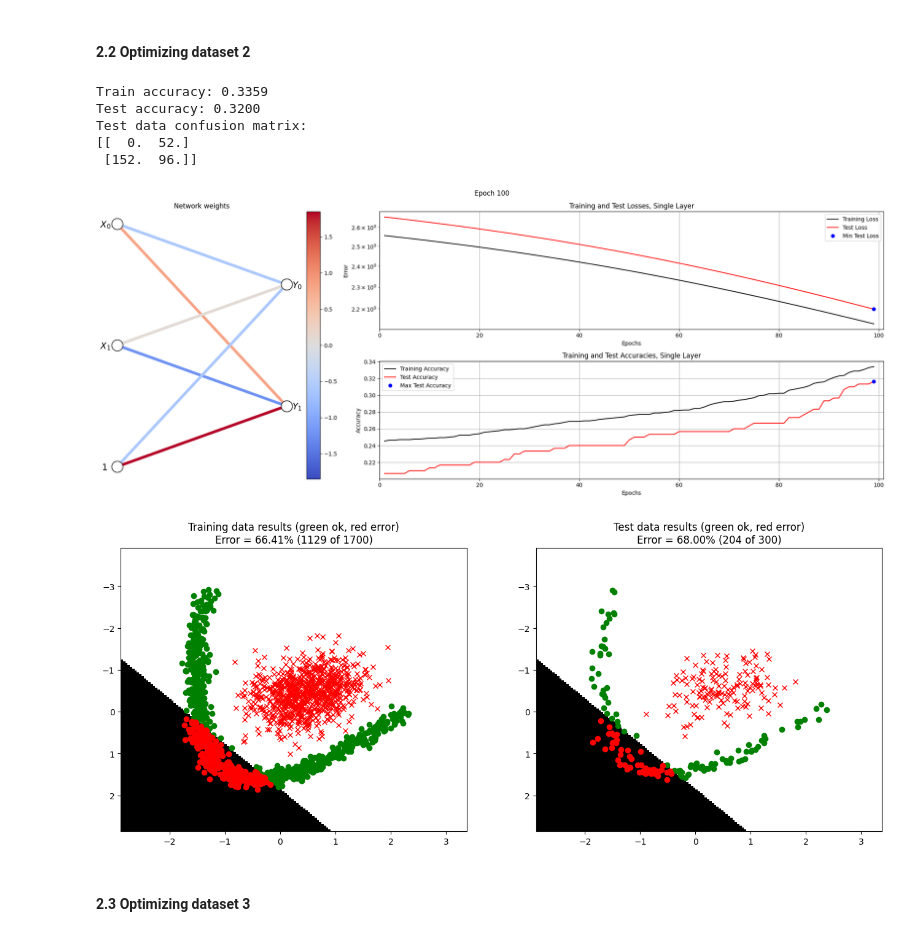
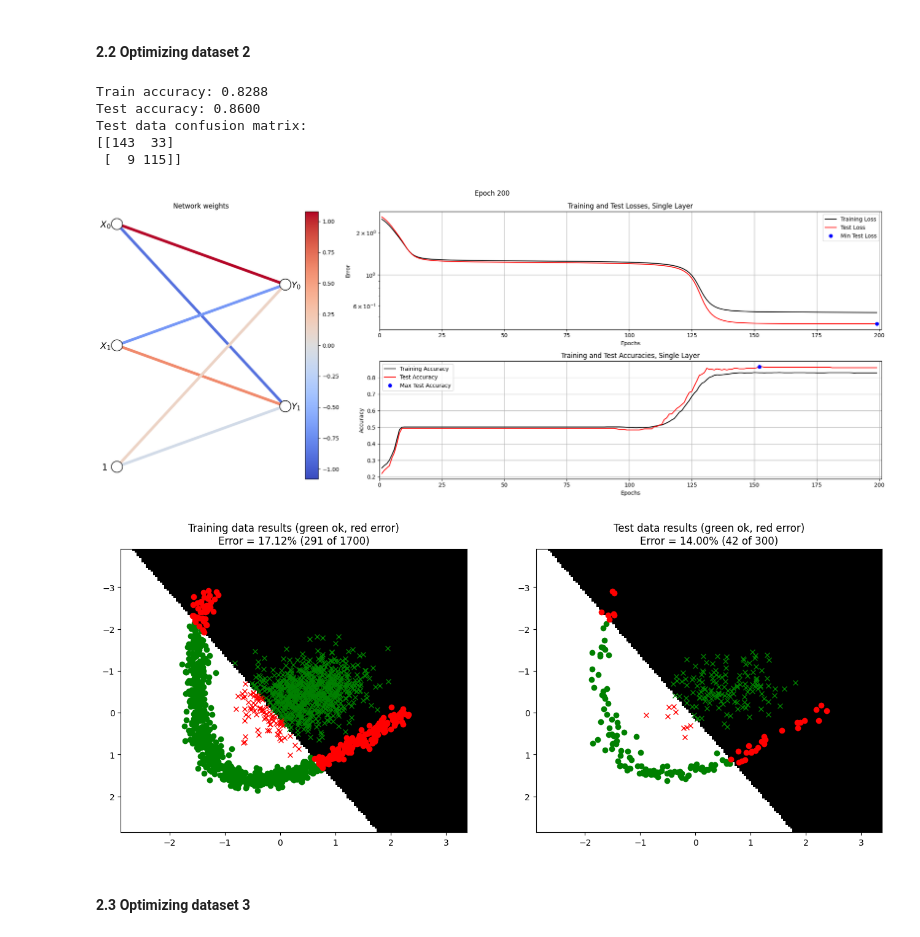
Before and after one commit to arreen/deeplearninglabs, a Jupyter notebook: 1_Back_propagation/1_Back_propagation/SingleLayer.ipynb, the cells around one changed output. Cells and saved outputs as stored; diff of their text form; code cells hidden in the pictures.

```diff
--- a/1_Back_propagation/1_Back_propagation/SingleLayer.ipynb
+++ b/1_Back_propagation/1_Back_propagation/SingleLayer.ipynb
@@ -478,27 +478,27 @@ Test data confusion matrix:
 # %%
 # --------------------------------------------
 # === Your code here =========================
 # --------------------------------------------
 
 nInputs  = 2
 nClasses = 2
 
 np.random.seed(123)
 W0 = np.random.randn(nInputs, nClasses)
 B0 = np.random.randn(1, nClasses)
 
-params = {"epochs": 100, "learningRate": 0.01, "normalize": True, "useTanhOutput": True}
+params = {"epochs": 200, "learningRate": 0.2, "normalize": True, "useTanhOutput": True}
 # ============================================
 
 trainSingleLayerOnDataset(2, 0.15, W0, B0, params)
 # %% [output]
-Train accuracy: 0.3359
-Test accuracy: 0.3200
+Train accuracy: 0.8288
+Test accuracy: 0.8600
 Test data confusion matrix:
-[[  0.  52.]
- [152.  96.]]
+[[143  33]
+ [  9 115]]
-[figure, old version]
+[figure, new version]
-[figure, old version]
+[figure, new version]
 # %% [markdown]
 #### **2.3 Optimizing dataset 3**
 # %%
```
Also changed, not shown: parts of 2 cells of this notebook, 1 other file.
